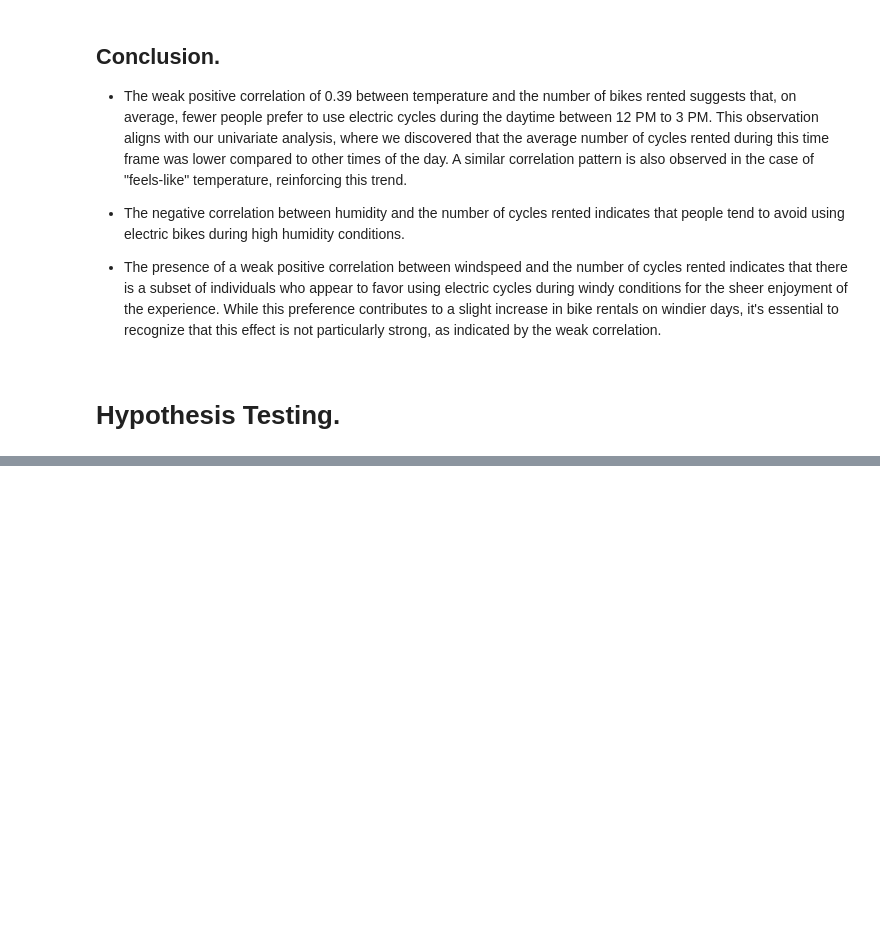
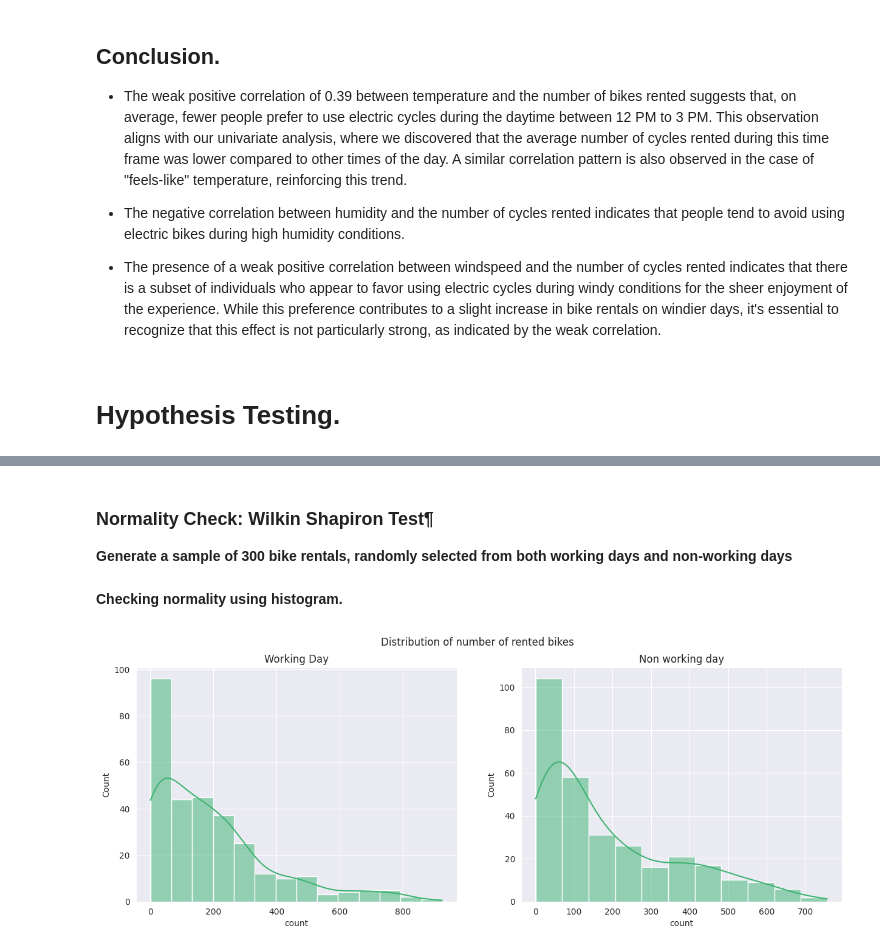
Before and after one commit to 2k4sm/YuluuluY, a Jupyter notebook: yulu.ipynb, the cells around one changed output, grey strips where cells are left out. Saved outputs shown, nothing was run; the diff lists cells and outputs as text; code cells hidden in the pictures; blank space fills up the shorter version.

Commit message:
t tests and anova 1 done.

```diff
--- a/yulu.ipynb
+++ b/yulu.ipynb
@@ -498,0 +513,26 @@ sns.heatmap(df.corr(numeric_only=True),annot=True,fmt='.2f')
+# %% [markdown]
+### Normality Check: Wilkin Shapiron Test¶
+
+__Generate a sample of 300 bike rentals, randomly selected from both working days and non-working days__
+# %%
+workingday_sample=df[df['workingday']==1]['count'].sample(300)
+nonworkingday_sample=df[df['workingday']==0]['count'].sample(300)
+# %% [markdown]
+**Checking normality using histogram.**
+# %%
+plt.figure(figsize=(15,5))
+
+#histogram for working day sample
+plt.subplot(1,2,1)
+sns.histplot(workingday_sample,kde=True,color='mediumseagreen')
+plt.title('Working Day')
+
+#histogram for non working day sample
+plt.subplot(1,2,2)
+sns.histplot(nonworkingday_sample,kde=True,color='mediumseagreen')
+plt.title('Non working day')
+
+plt.suptitle('Distribution of number of rented bikes')
+plt.show()
+# %% [output]
+[figure, added]
```
Also changed, not shown: parts of 55 cells of this notebook.
